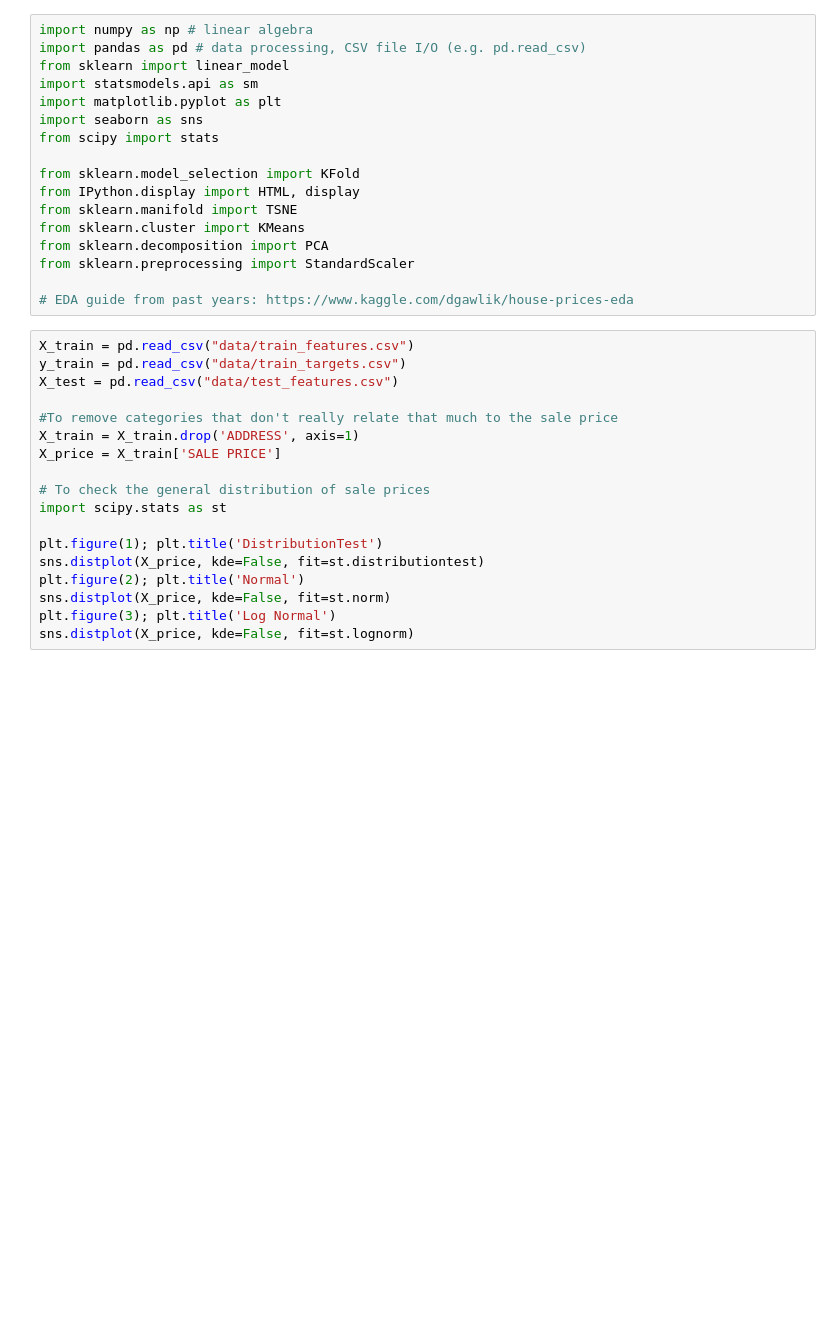
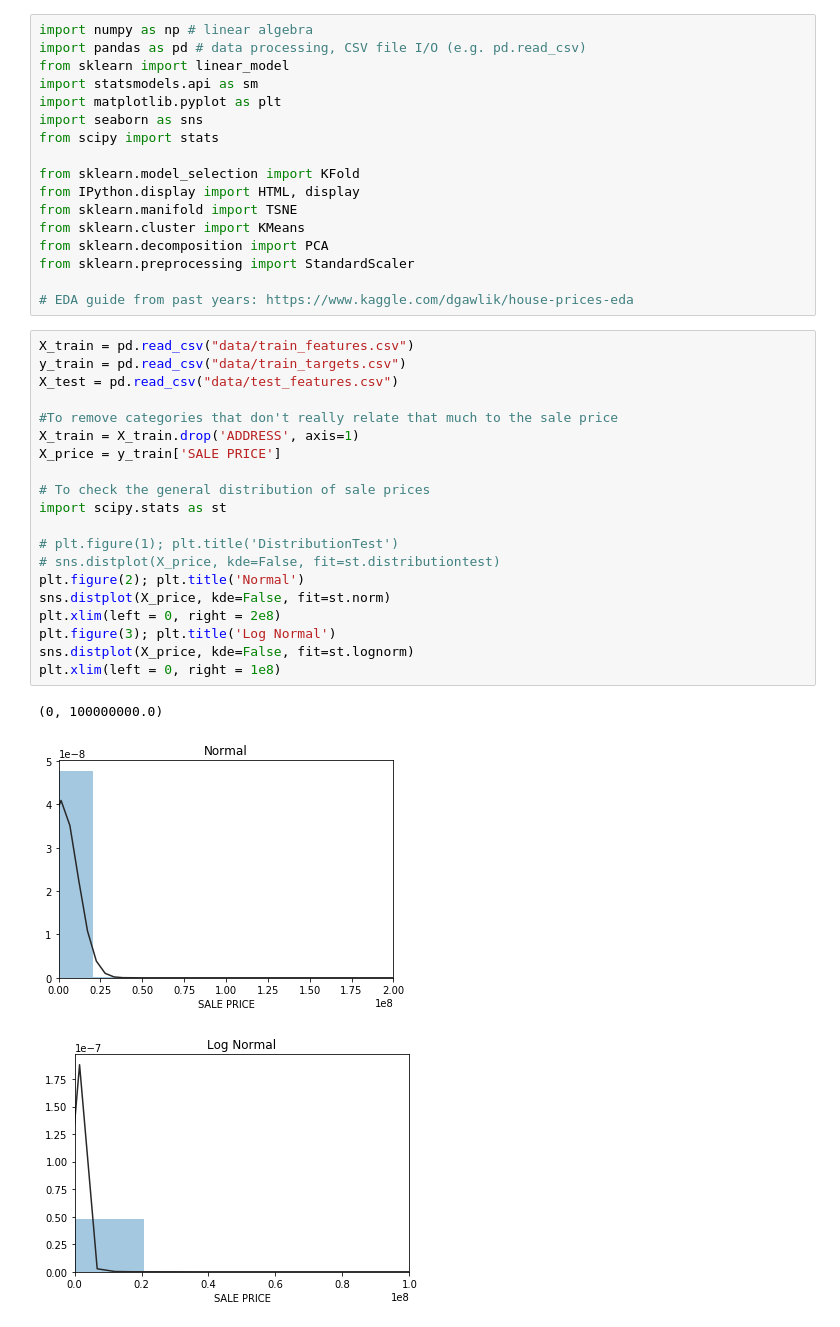
Before and after one commit to evilpegasus/Real-Estate-Price-Prediction, a Jupyter notebook: EDA.ipynb, the cells around one changed output. Saved outputs shown, nothing was run; the diff lists cells and outputs as text; blank space fills up the shorter version.

```diff
--- a/EDA.ipynb
+++ b/EDA.ipynb
@@ -20,18 +20,24 @@ from sklearn.preprocessing import StandardScaler
 # %%
 X_train = pd.read_csv("data/train_features.csv")
 y_train = pd.read_csv("data/train_targets.csv")
 X_test = pd.read_csv("data/test_features.csv")
 
 #To remove categories that don't really relate that much to the sale price
 X_train = X_train.drop('ADDRESS', axis=1)
-X_price = X_train['SALE PRICE']
+X_price = y_train['SALE PRICE']
 
 # To check the general distribution of sale prices
 import scipy.stats as st
 
-plt.figure(1); plt.title('DistributionTest')
-sns.distplot(X_price, kde=False, fit=st.distributiontest)
+# plt.figure(1); plt.title('DistributionTest')
+# sns.distplot(X_price, kde=False, fit=st.distributiontest)
 plt.figure(2); plt.title('Normal')
 sns.distplot(X_price, kde=False, fit=st.norm)
+plt.xlim(left = 0, right = 2e8)
 plt.figure(3); plt.title('Log Normal')
 sns.distplot(X_price, kde=False, fit=st.lognorm)
+plt.xlim(left = 0, right = 1e8)
+# %% [output]
+(0, 100000000.0)
+[figure, added]
+[figure, added]
```
Also changed, not shown: parts of 16 cells of this notebook.
